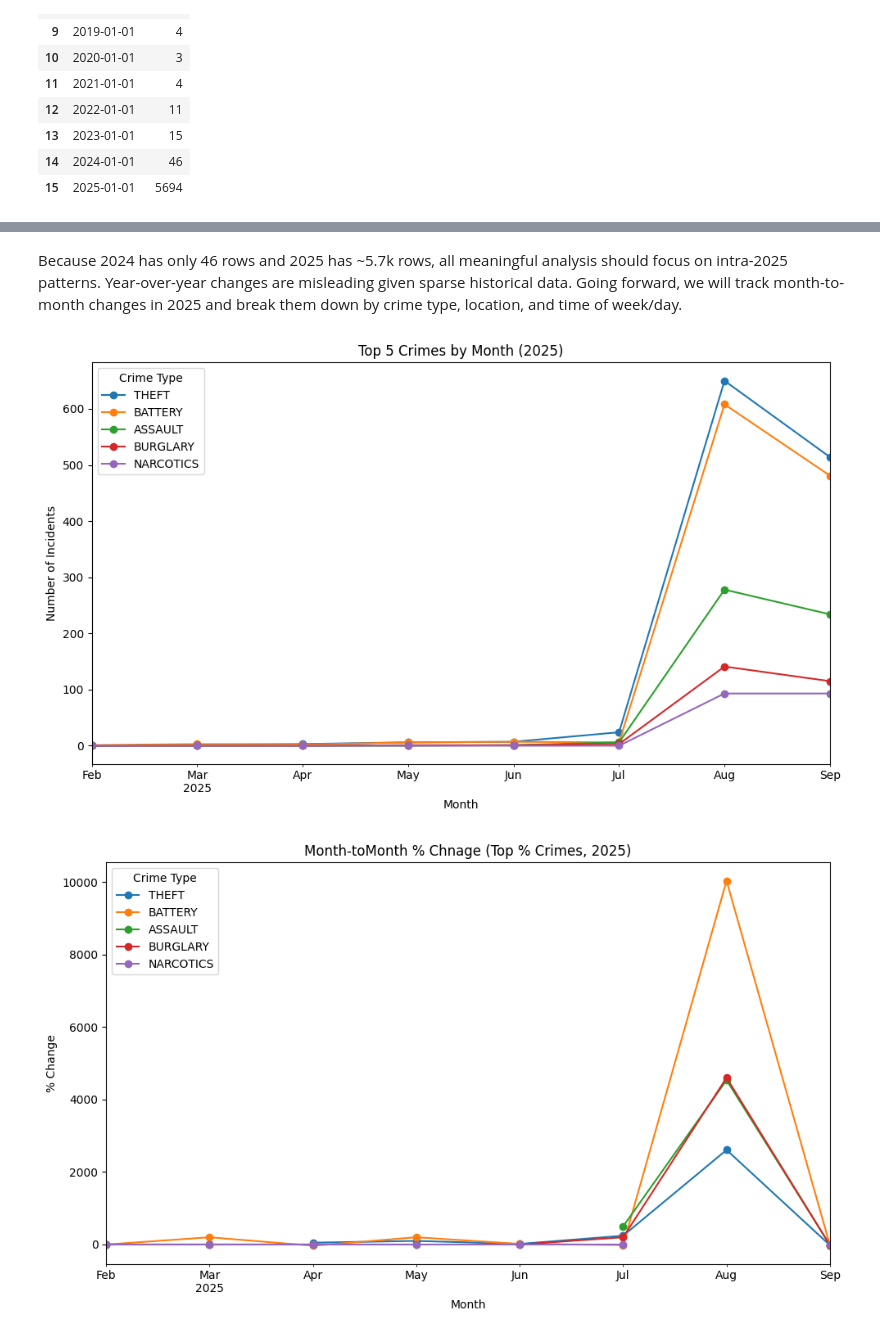
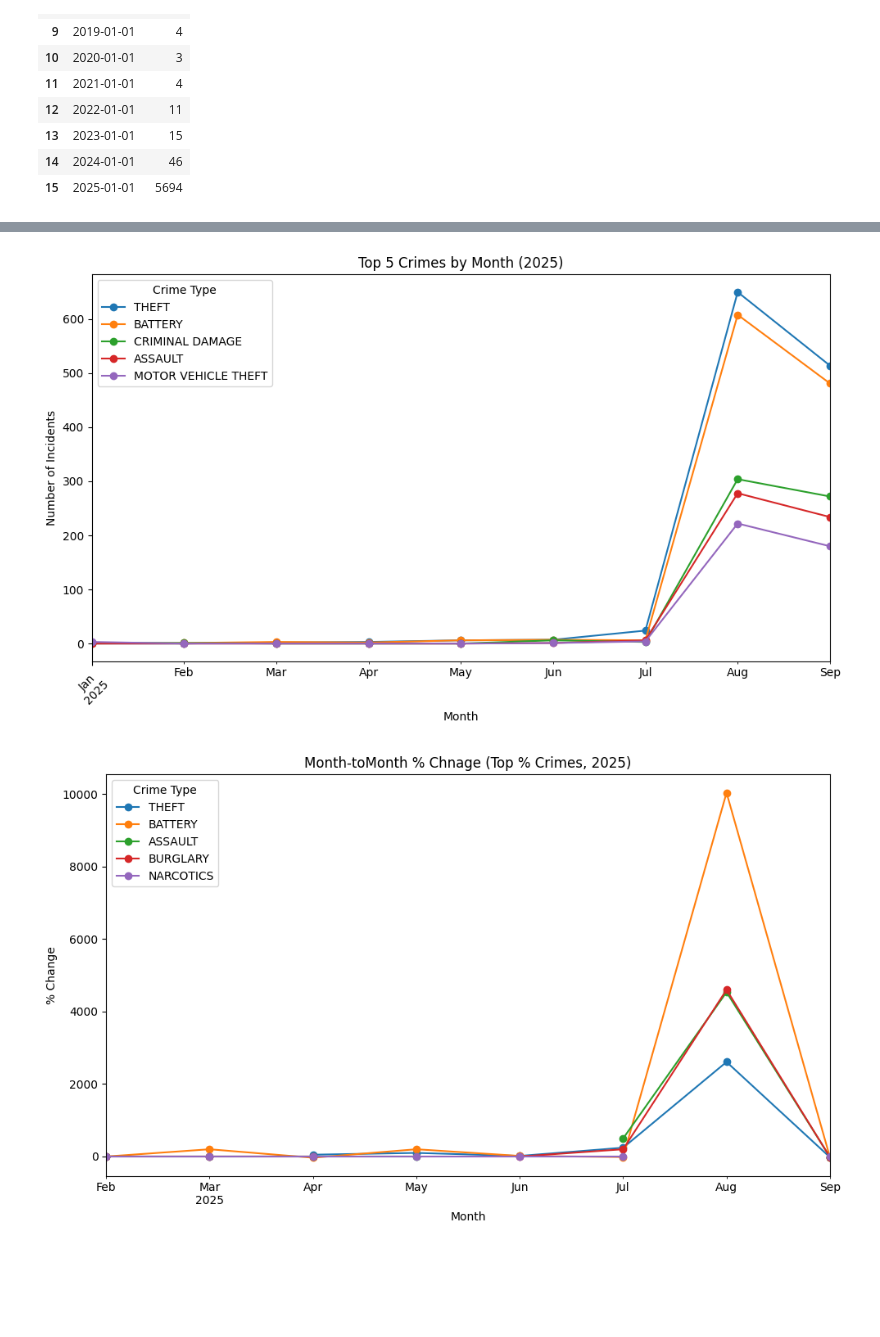
Before and after one commit to Jonah-Schwartz521/Chicago_Crime_Pipeline, a Jupyter notebook: notebooks/eda/eda.ipynb, the cells around one changed output, grey strips where cells are left out. Cells and saved outputs as stored; diff of their text form; code cells hidden in the pictures; blank space fills up the shorter version.

```diff
--- a/notebooks/eda/eda.ipynb
+++ b/notebooks/eda/eda.ipynb
@@ -11,6 +26,18 @@ engine = sa.create_engine(
     f"{os.getenv('PGHOST')}:{os.getenv('PGPORT')}/{os.getenv('PGDATABASE')}"
 )
 # %%
-# Helper function to make queries easier
+# Global filters for this notebook
+WINDOW_START = "2025-07-01"  # adjust if needed
+WINDOW_END = None            # or e.g. "2025-09-30"
+
+def date_clause(col="date"):
+    """Builds WHERE clause for queries based on global date filters."""
+    end = f" AND {col} < '{WINDOW_END}'" if WINDOW_END else ""
+    return f"{col} >= '{WINDOW_START}'{end}"
+
+print("Using window:", date_clause())
+
+# Query helper
 def q(sql):
+    """Shortcut to run SQL queries with the global engine."""
     return pd.read_sql(sql, engine)
@@ -694,18 +696,43 @@ ORDER BY 1, n DESC;
-# %% [markdown]
-Because 2024 has only 46 rows and 2025 has ~5.7k rows, all meaningful analysis should focus on intra-2025 patterns. Year-over-year changes are misleading given sparse historical data. Going forward, we will track month-to-month changes in 2025 and break them down by crime type, location, and time of week/day.
 # %%
-df_top_2025 = df_top[df_top.index >= "2025-01-01"]
+# Top 5 crimes by month (2025)
 
-df_top_2025.plot(marker="o", figsize=(10,6))
-plt.title("Top 5 Crimes by Month (2025)")
-plt.xlabel("Month")
-plt.ylabel("Number of Incidents")
+# Month x type counts from SQL
+df_month = q("""
+SELECT
+  DATE_TRUNC('month', date)::date AS month,   -- returns a DATE (yyyy-mm-01)
+  primary_type,
+  COUNT(*) AS n
+FROM public_stg.stg_chicago_crimes
+GROUP BY 1, 2
+ORDER BY 1, 2;
+""")
+
+# Pivot to wide, then force a true DatetimeIndex and sort
+pivot = (df_month
+         .pivot_table(index="month", columns="primary_type", values="n", fill_value=0))
+
+# Ensure index is pandas Timestamps (not datetime.date) and sorted
+pivot.index = pd.to_datetime(pivot.index)   # <--- key line
+pivot = pivot.sort_index()
+
+# Filter to 2025 using a boolean mask (no exact key lookup)
+start_2025 = pd.Timestamp("2025-01-01")
+pivot_2025 = pivot.loc[pivot.index >= start_2025]
+
+# Pick top 5 within the 2025 window
+top5_types = pivot_2025.sum(axis=0).sort_values(ascending=False).head(5).index.tolist()
+
+# Plot those columns for 2025
+ax = pivot_2025[top5_types].plot(marker="o", figsize=(10,6))
+ax.set_title("Top 5 Crimes by Month (2025)")
+ax.set_xlabel("Month")
+ax.set_ylabel("Number of Incidents")
 plt.xticks(rotation=45)
 plt.legend(title="Crime Type")
 plt.tight_layout()
 plt.show()
 # %% [output]
-[figure, old version]
+[figure, new version]
 # %%
 df_pct = df_top_2025.pct_change().fillna(0) * 100
 
```
Also changed, not shown: parts of 13 cells of this notebook.
